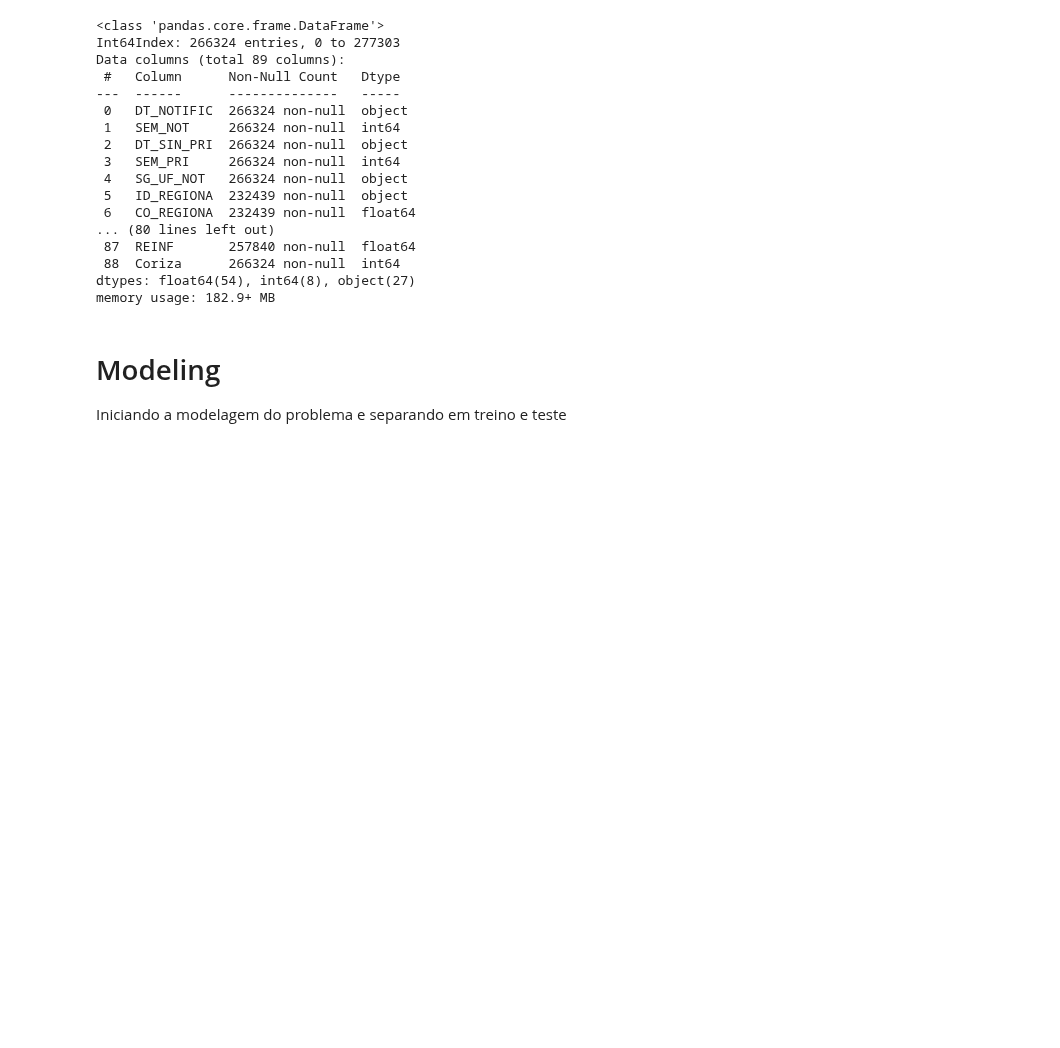
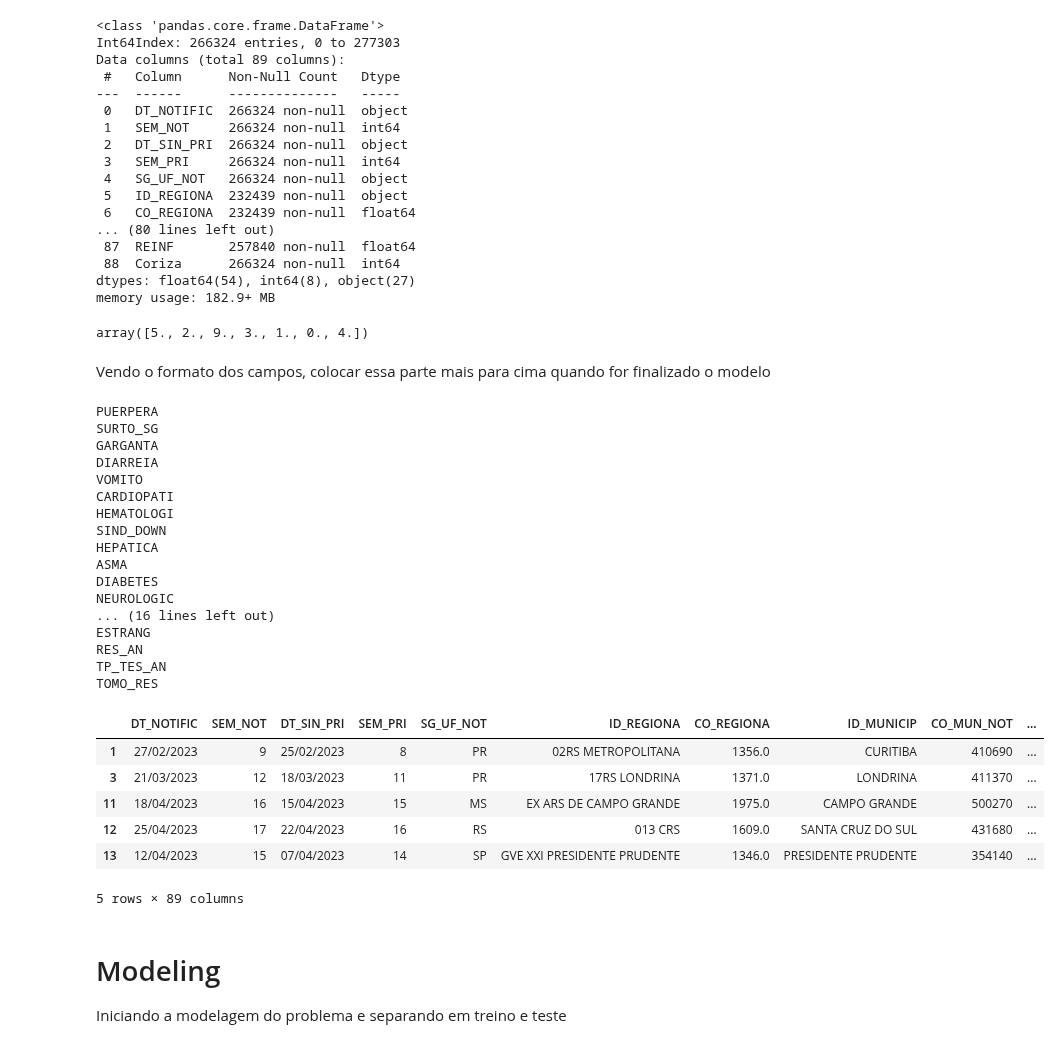
Before and after one commit to GTBelini22/Modelo-de-machine-learning-para-predicao-de-problemas-respiratorios, a Jupyter notebook: Tratando_os_dados.ipynb, the cells around one changed output. Saved outputs shown, nothing was run; the diff lists cells and outputs as text; code cells hidden in the pictures; blank space fills up the shorter version.

Commit message:
Arrumando os tipos das colunas, transformando as principais colunas

```diff
--- a/Tratando_os_dados.ipynb
+++ b/Tratando_os_dados.ipynb
@@ -435,6 +435,71 @@ memory usage: 182.9+ MB
 # %%
 # Removendo agora todas os nulos
 df_final.dropna(inplace=True)
+# %%
+# A Coluna CS-ESCOL_N tem uma valor de 0 que não deixa converter para int
+# Transformando esse valor de 0
+df_final['CS_ESCOL_N'].unique()
+
+# print('in df_final['CS_ESCOL_N'].values)
+
+# df_final['CS_ESCOL_N'].replace('0', '0.0', inplace=True)
+
+
+# TP_TES_AN
+
+# df_final['TP_TES_AN'].unique()
+# print('2' in df_final['TP_TES_AN'].values)
+
+# df_final['TP_TES_AN'].replace('', '0.0', inplace=True)
+# %% [output]
+array([5., 2., 9., 3., 1., 0., 4.])
+# %%
+# Transformando para float as colunas
+df_final[['CS_ESCOL_N', 'TP_TES_AN']] = df_final[['CS_ESCOL_N', 'TP_TES_AN']].astype('float')
+# %% [markdown]
+Vendo o formato dos campos, colocar essa parte mais para cima quando for finalizado o modelo
+# %%
+colunas_data = ['DT_NOTIFIC', 'DT_SIN_PRI']
+
+colunas_int= ['PUERPERA', 'SURTO_SG', 'GARGANTA', 'DIARREIA', 'VOMITO',
+'CARDIOPATI', 'HEMATOLOGI', 'SIND_DOWN', 'HEPATICA', 'ASMA',
+'DIABETES', 'NEUROLOGIC', 'PNEUMOPATI', 'IMUNODEPRE', 'RENAL',
+'OBESIDADE', 'OUT_MORBI', 'VACINA', 'ANTIVIRAL',
+'POS_PCRFLU', 'POS_PCROUT', 'DOR_ABD', 'FADIGA','CS_ESCOL_N', 'PERD_OLFT',
+'PERD_PALA', 'TRAT_COV', 'CO_DETEC', 'ESTRANG',
+'RES_AN', 'TP_TES_AN', 'TOMO_RES']
+
+# df_final[colunas_data] =  df_final[colunas_data].astype('datetime64')
+for i in  colunas_int:
+    print(i)
+    df_final[i] =  df_final[i].astype('Int32')
+
+df_final.head()
+# %% [output]
+PUERPERA
+SURTO_SG
+GARGANTA
+DIARREIA
+VOMITO
+CARDIOPATI
+HEMATOLOGI
+SIND_DOWN
+HEPATICA
+ASMA
+DIABETES
+NEUROLOGIC
+... (16 lines left out)
+ESTRANG
+RES_AN
+TP_TES_AN
+TOMO_RES
+|  | DT_NOTIFIC | SEM_NOT | DT_SIN_PRI | SEM_PRI | SG_UF_NOT | ID_REGIONA | CO_REGIONA | ID_MUNICIP | CO_MUN_NOT | ... |
+| 1 | 27/02/2023 | 9 | 25/02/2023 | 8 | PR | 02RS METROPOLITANA | 1356.0 | CURITIBA | 410690 | ... |
+| 3 | 21/03/2023 | 12 | 18/03/2023 | 11 | PR | 17RS LONDRINA | 1371.0 | LONDRINA | 411370 | ... |
+| 11 | 18/04/2023 | 16 | 15/04/2023 | 15 | MS | EX ARS DE CAMPO GRANDE | 1975.0 | CAMPO GRANDE | 500270 | ... |
+| 12 | 25/04/2023 | 17 | 22/04/2023 | 16 | RS | 013 CRS | 1609.0 | SANTA CRUZ DO SUL | 431680 | ... |
+| 13 | 12/04/2023 | 15 | 07/04/2023 | 14 | SP | GVE XXI PRESIDENTE PRUDENTE | 1346.0 | PRESIDENTE PRUDENTE | 354140 | ... |
+5 rows × 89 columns
 # %% [markdown]
 # Modeling
 Iniciando a modelagem do problema e separando em treino e teste
```
